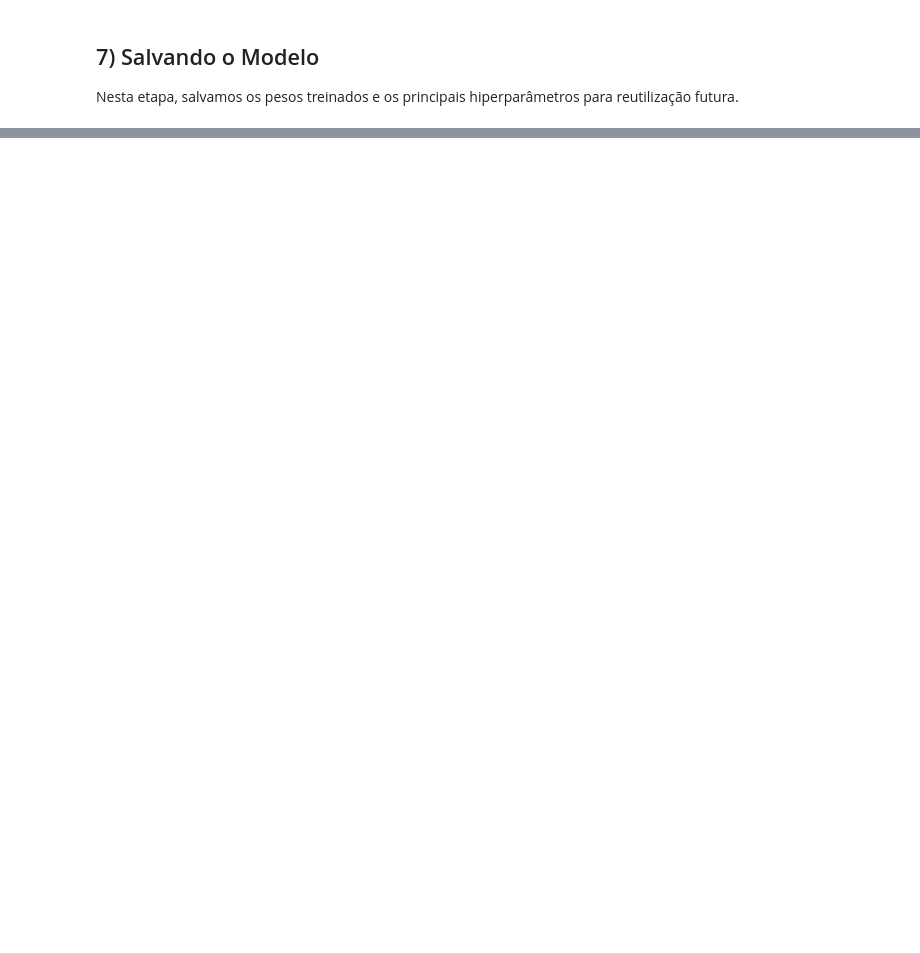
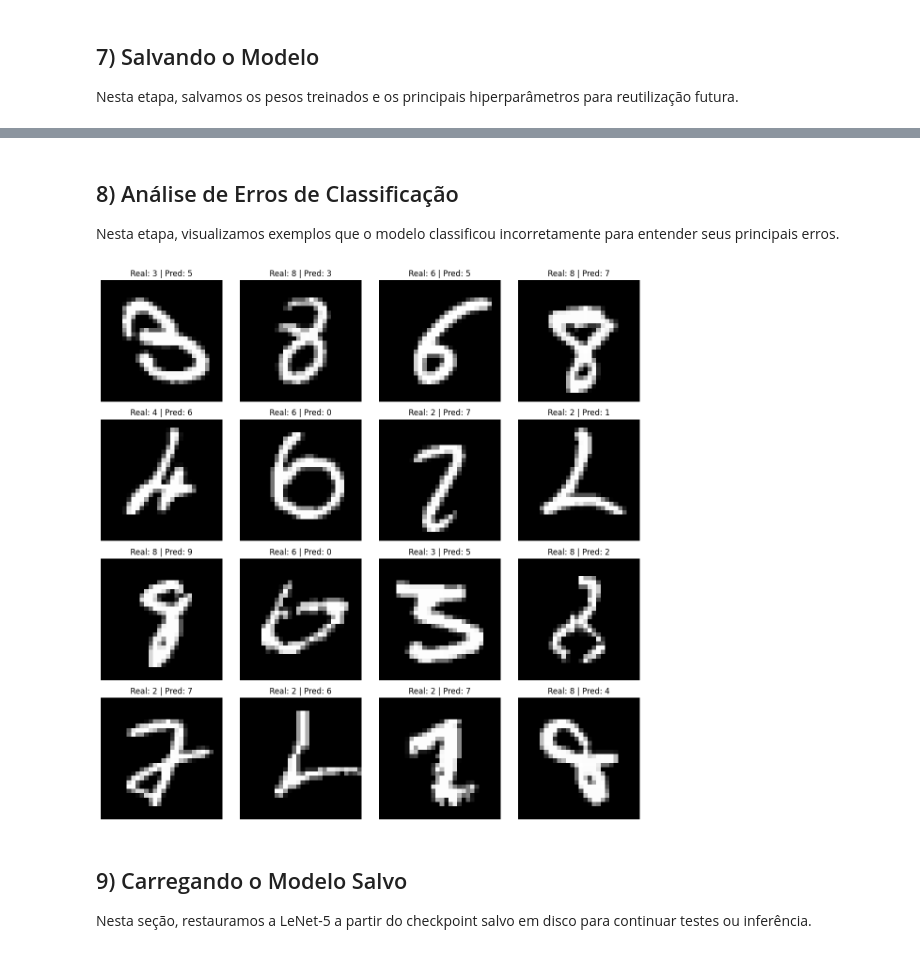
Before and after one commit to guipaterlini/LeNet-nlw-operator, a Jupyter notebook: lenet5.ipynb, the cells around one changed output, grey strips where cells are left out. Drawn from its saved outputs; the diff is of its cells as text; code cells hidden in the pictures; blank space fills up the shorter version.

Commit message:
Ajuste nos titulos e comentarios, nova celula para carregar rede ja treinada

```diff
--- a/lenet5.ipynb
+++ b/lenet5.ipynb
@@ -254,0 +257,58 @@ print(f"Modelo salvo em: {save_path}")
+# %% [markdown]
+## 8) Análise de Erros de Classificação
+
+Nesta etapa, visualizamos exemplos que o modelo classificou incorretamente para entender seus principais erros.
+# %%
+# Visualiza exemplos que a rede neural classificou incorretamente
+# (mostra os primeiros 16 erros encontrados)
+num_errors_to_show = 16
+misclassified_images = []
+misclassified_true = []
+misclassified_pred = []
+
+model.eval()
+with torch.no_grad():
+    for images, labels in test_loader:
+        images, labels = images.to(device), labels.to(device)
+        outputs = model(images)
+        preds = outputs.argmax(dim=1)
+
+        wrong_mask = preds != labels
+        if wrong_mask.any():
+            wrong_images = images[wrong_mask].cpu()
+            wrong_labels = labels[wrong_mask].cpu()
+            wrong_preds = preds[wrong_mask].cpu()
+
+            for img, true_label, pred_label in zip(wrong_images, wrong_labels, wrong_preds):
+                misclassified_images.append(img)
+                misclassified_true.append(true_label.item())
+                misclassified_pred.append(pred_label.item())
+
+                if len(misclassified_images) >= num_errors_to_show:
+                    break
+
+        if len(misclassified_images) >= num_errors_to_show:
+            break
+
+n = len(misclassified_images)
+cols = 4
+rows = (n + cols - 1) // cols
+
+fig, axes = plt.subplots(rows, cols, figsize=(cols * 3, rows * 3))
+axes = axes.flatten() if hasattr(axes, "flatten") else [axes]
+
+for i in range(len(axes)):
+    ax = axes[i]
+    ax.axis("off")
+    if i < n:
+        ax.imshow(misclassified_images[i].squeeze(0), cmap="gray")
+        ax.set_title(f"Real: {misclassified_true[i]} | Pred: {misclassified_pred[i]}")
+
+plt.tight_layout()
+plt.show()
+# %% [output]
+[figure, added]
+# %% [markdown]
+## 9) Carregando o Modelo Salvo
+
+Nesta seção, restauramos a LeNet-5 a partir do checkpoint salvo em disco para continuar testes ou inferência.
```
Also changed, not shown: parts of 8 cells of this notebook, 1 other file.
